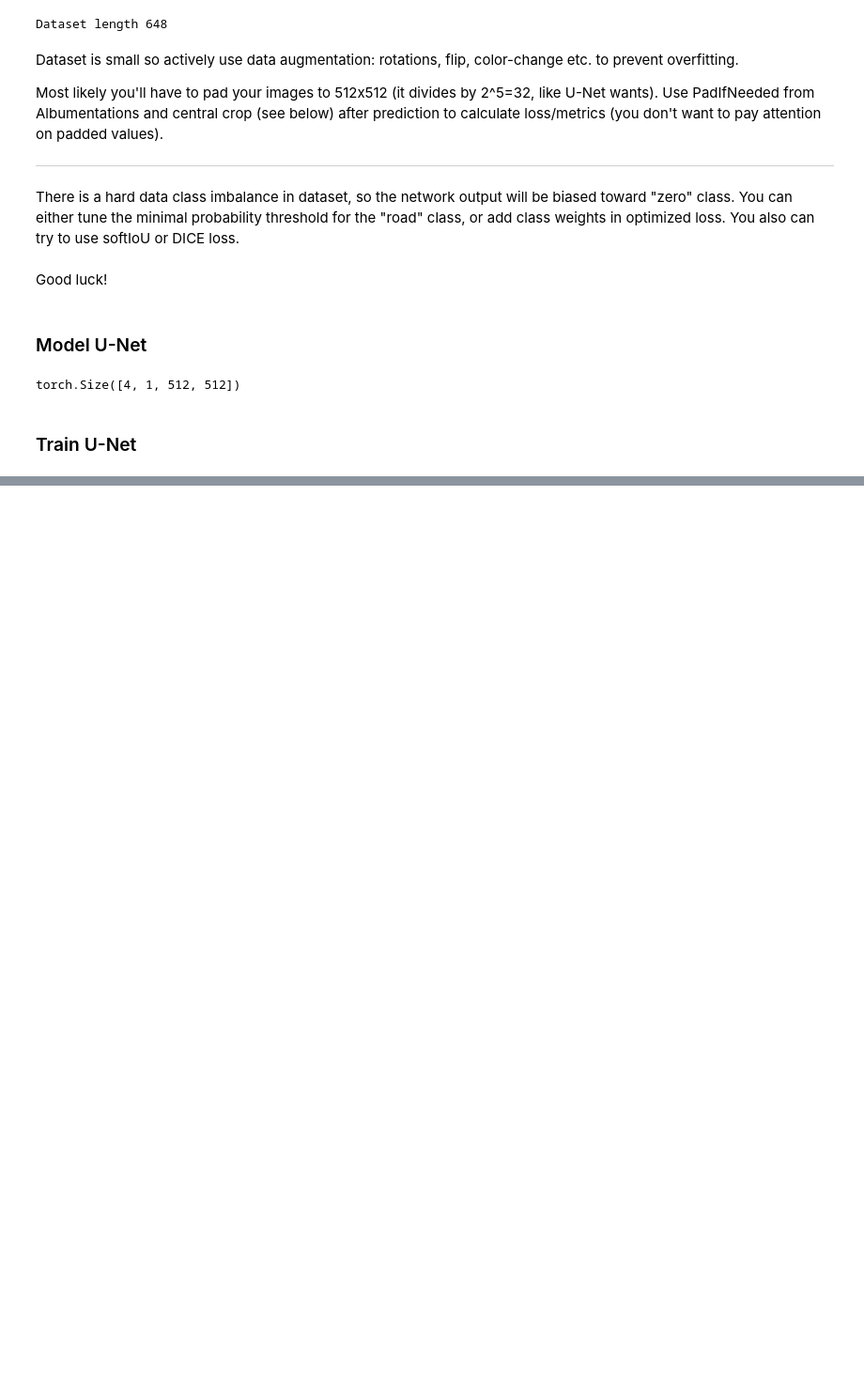
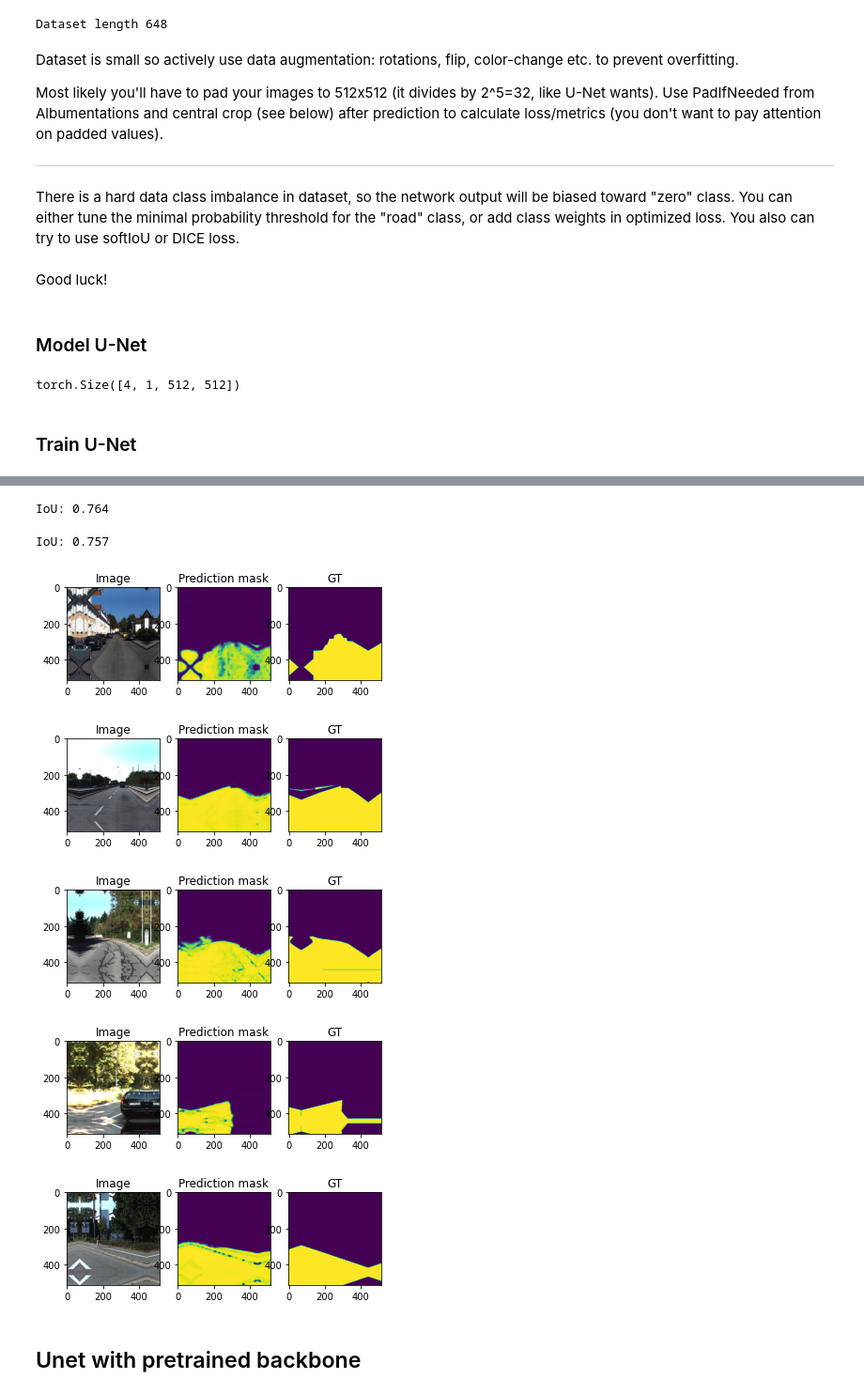
Before and after one commit to manosh7n/deep_vision_and_graphics, a Jupyter notebook: homework02/homework-part1-segmentation.ipynb, the cells around one changed output, grey strips where cells are left out. Shown at 94% size. Cells and saved outputs as stored; diff of their text form; code cells hidden in the pictures; blank space fills up the shorter version.

```diff
--- a/homework02/homework-part1-segmentation.ipynb
+++ b/homework02/homework-part1-segmentation.ipynb
@@ -333,8 +335,8 @@ def train_model(model, data_loader, optimizer, epoch):
         optimizer.zero_grad()
 
         loss_history.append(loss.item())
-        iou_history.append(calc_iou(output,
-                                    y_batch).cpu().detach().numpy())
+        iou_history.append(jaccard_index(output, y_batch.int(), num_classes=2).cpu().detach().numpy())
+
 
         writer.add_scalars('Train',
                    {'Loss': loss_history[-1], 'IoU': iou_history[-1]},
@@ -357,8 +359,7 @@ def eval_model(model, data_loader, scheduler, epoch):
         loss = calc_loss(output, y_batch)
 
         loss_history.append(loss.item() )
-        iou_history.append(calc_iou(output,
-                                    y_batch).cpu().detach().numpy())
+        iou_history.append(jaccard_index(output, y_batch.int(), num_classes=2).cpu().detach().numpy())
 
         writer.add_scalars('Valid',
                            {'Loss': loss_history[-1], 'IoU': iou_history[-1]},
@@ -366,15 +367,6 @@ def eval_model(model, data_loader, scheduler, epoch):
 
     print(f'Loss: {np.mean(loss_history):.3f} ± {np.std(loss_history):.3f}\
             IoU: {np.mean(iou_history):.3f}  ± {np.std(iou_history):.3f}')
-
-    image = test_dataset[0]['image'].to(device).float()
-    pred_mask = model(image[None, :, :, :])
-
-    plt.subplot(1, 2, 1)
-    plt.imshow(image.cpu().permute(1, 2, 0))
-    plt.subplot(1, 2, 2)
-    plt.imshow(pred_mask.squeeze(0).permute(1, 2, 0).cpu().detach().numpy())
-    plt.show()
 # %%
 train_loader = torch.utils.data.DataLoader(train_dataset, shuffle=True, batch_size=BATCH_SIZE,
                                            num_workers=12)
@@ -390,7 +378,7 @@ optimizer = torch.optim.Adam(model.parameters(), lr=learning_rate)
 
 writer = SummaryWriter(comment='_test2')
 
-scheduler = torch.optim.lr_scheduler.StepLR(optimizer, step_size=15, gamma=.55, verbose=True)
+scheduler = torch.optim.lr_scheduler.StepLR(optimizer, step_size=9, gamma=.75, verbose=True)
 
 for epoch in tqdm(range(EPOCHS), desc='EPOCH'):
     print('-' * 50, f'Epoch {epoch + 1} / {EPOCHS}', '-' * 50)
@@ -422,0 +431,36 @@ Loss: 0.187 ± 0.050            IoU: 0.688  ± 0.068
+# %%
+def visualize(model):
+    random_img_count = 5
+    random_test_idx = np.random.choice(list(range(len(test_dataset))), size=random_img_count, replace=False)
+
+    for idx in random_test_idx:
+        sample = test_dataset[idx]
+        image, mask = sample['image'].to(device).float(), sample['mask'].to(device)
+        pred_mask = model(image[None, :, :, :])
+
+        plt.subplot(1, 3, 1)
+        plt.title('Image')
+        plt.imshow(image.cpu().permute(1, 2, 0))
+        plt.subplot(1, 3, 2)
+        plt.title('Prediction mask')
+        plt.imshow(pred_mask.squeeze(0).permute(1, 2, 0).cpu().detach().numpy())
+        plt.subplot(1, 3, 3)
+        plt.title('GT')
+        plt.imshow(mask.cpu().detach().numpy())
+        plt.show()
+# %%
+score_dataset(model, train_dataset)
+# %% [output]
+IoU: 0.764
+# %%
+score_dataset(model, test_dataset)
+# %% [output]
+IoU: 0.757
+# %%
+visualize(model)
+# %% [output]
+[figure, added]
+[figure, added]
+[figure, added]
+[figure, added]
+[figure, added]
@@ -422,0 +471,2 @@ Loss: 0.187 ± 0.050            IoU: 0.688  ± 0.068
+# %% [markdown]
+## Unet with pretrained backbone
```
Also changed, not shown: parts of 11 cells of this notebook.
